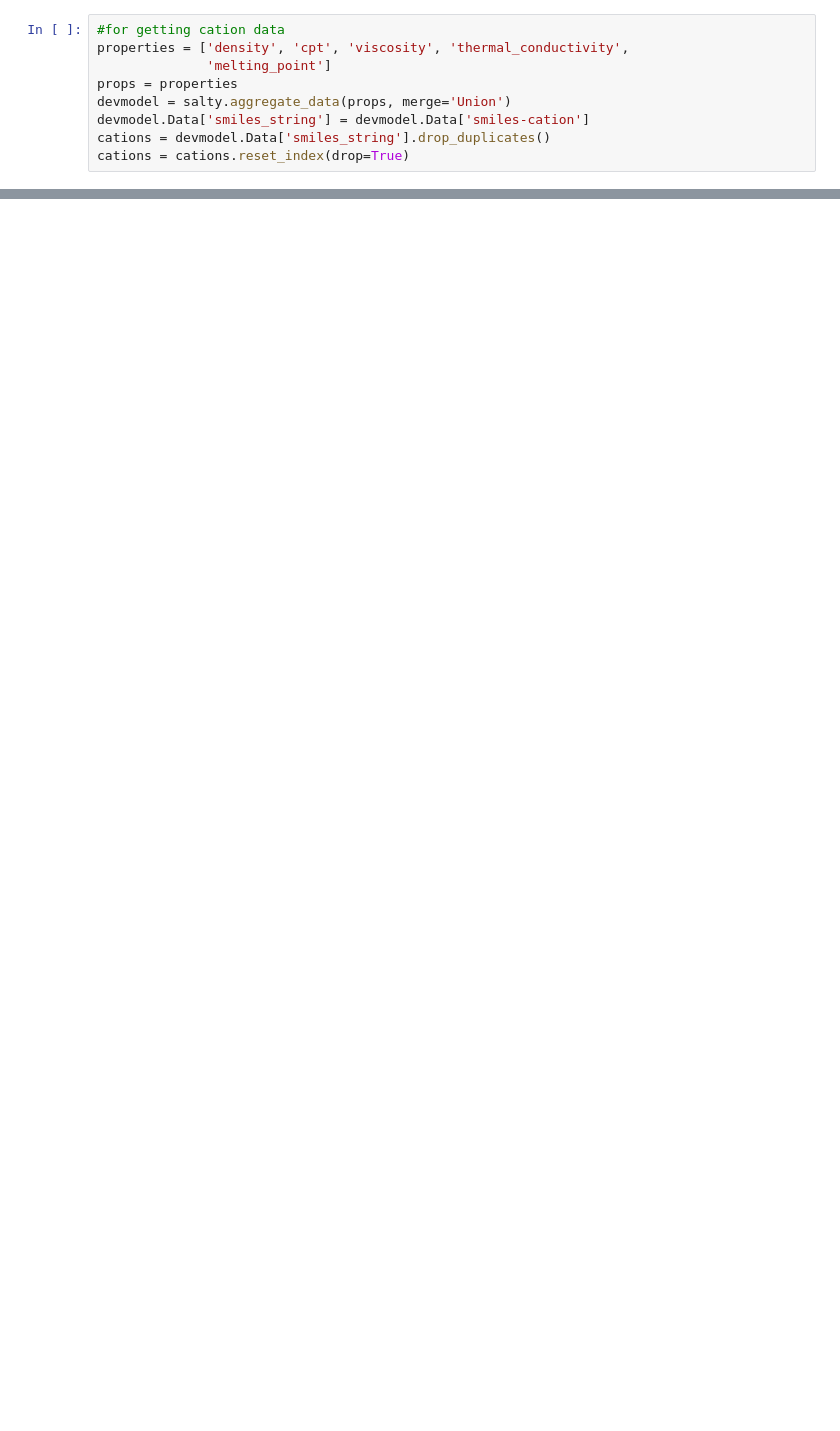
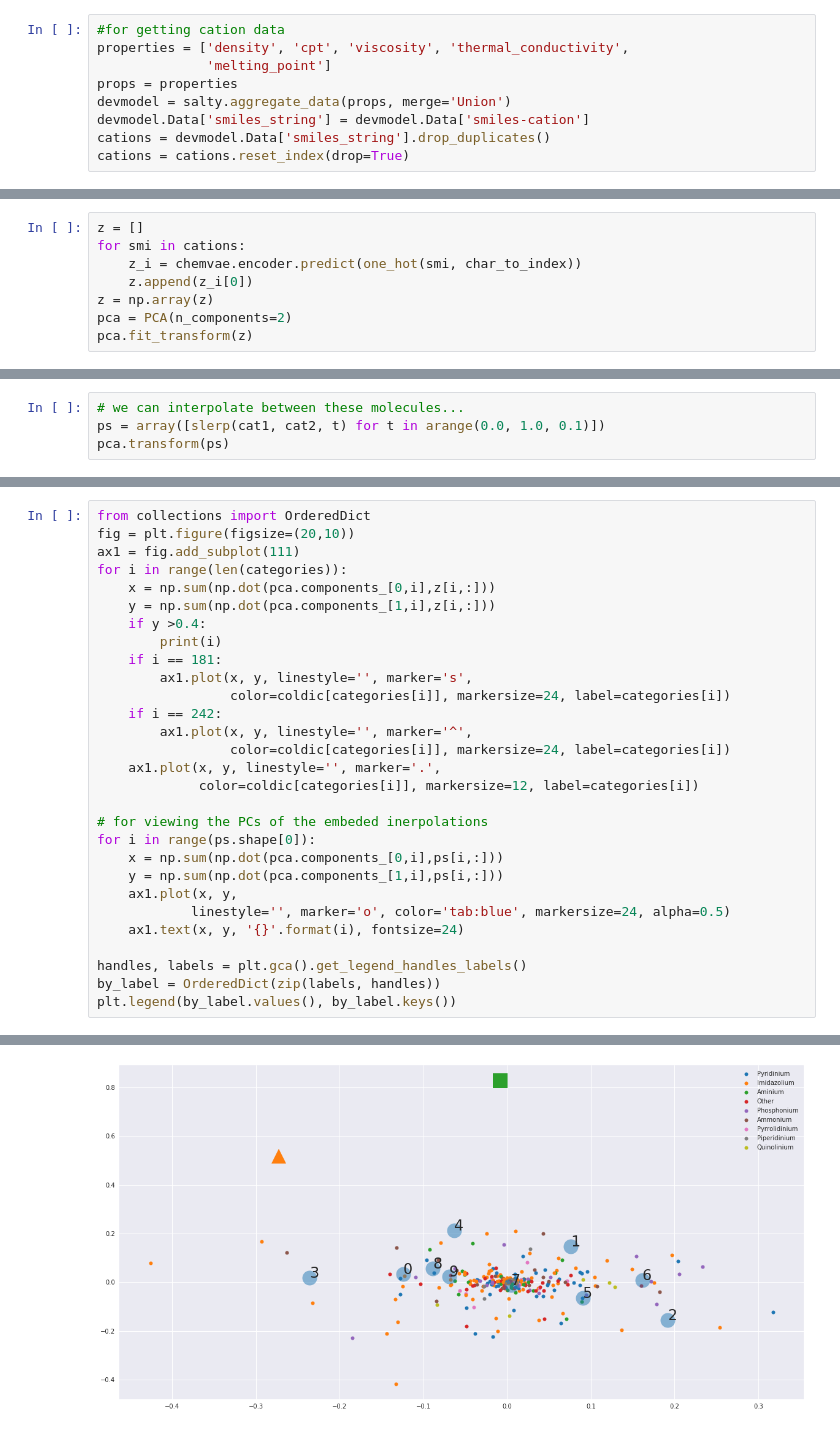
Before and after one commit to jameslee97/adaptive_learning_mixtures, a Jupyter notebook: notebooks/5_compare_vae.ipynb, the cells around one changed output, grey strips where cells are left out. Saved outputs shown, nothing was run; the diff lists cells and outputs as text; blank space fills up the shorter version.

```diff
--- a/notebooks/5_compare_vae.ipynb
+++ b/notebooks/5_compare_vae.ipynb
@@ -47,0 +161,8 @@ cations = cations.reset_index(drop=True)
+# %%
+z = []
+for smi in cations:
+    z_i = chemvae.encoder.predict(one_hot(smi, char_to_index))
+    z.append(z_i[0])
+z = np.array(z)
+pca = PCA(n_components=2)
+pca.fit_transform(z)
@@ -47,0 +212,4 @@ cations = cations.reset_index(drop=True)
+# %%
+# we can interpolate between these molecules...
+ps = array([slerp(cat1, cat2, t) for t in arange(0.0, 1.0, 0.1)])
+pca.transform(ps)
@@ -47,0 +227,30 @@ cations = cations.reset_index(drop=True)
+# %%
+from collections import OrderedDict
+fig = plt.figure(figsize=(20,10))
+ax1 = fig.add_subplot(111)
+for i in range(len(categories)):
+    x = np.sum(np.dot(pca.components_[0,i],z[i,:]))
+    y = np.sum(np.dot(pca.components_[1,i],z[i,:]))
+    if y >0.4:
+        print(i)
+    if i == 181:
+        ax1.plot(x, y, linestyle='', marker='s',
+                 color=coldic[categories[i]], markersize=24, label=categories[i])
+    if i == 242:
+        ax1.plot(x, y, linestyle='', marker='^',
+                 color=coldic[categories[i]], markersize=24, label=categories[i])
+    ax1.plot(x, y, linestyle='', marker='.',
+             color=coldic[categories[i]], markersize=12, label=categories[i])
+
+# for viewing the PCs of the embeded inerpolations
+for i in range(ps.shape[0]):
+    x = np.sum(np.dot(pca.components_[0,i],ps[i,:]))
+    y = np.sum(np.dot(pca.components_[1,i],ps[i,:]))
+    ax1.plot(x, y,
+            linestyle='', marker='o', color='tab:blue', markersize=24, alpha=0.5)
+    ax1.text(x, y, '{}'.format(i), fontsize=24)
+
+handles, labels = plt.gca().get_legend_handles_labels()
+by_label = OrderedDict(zip(labels, handles))
+plt.legend(by_label.values(), by_label.keys())
+# %% [output]
@@ -47,0 +260 @@ cations = cations.reset_index(drop=True)
+[figure, added]
```
Also changed, not shown: parts of 41 cells of this notebook, 15 other files.
